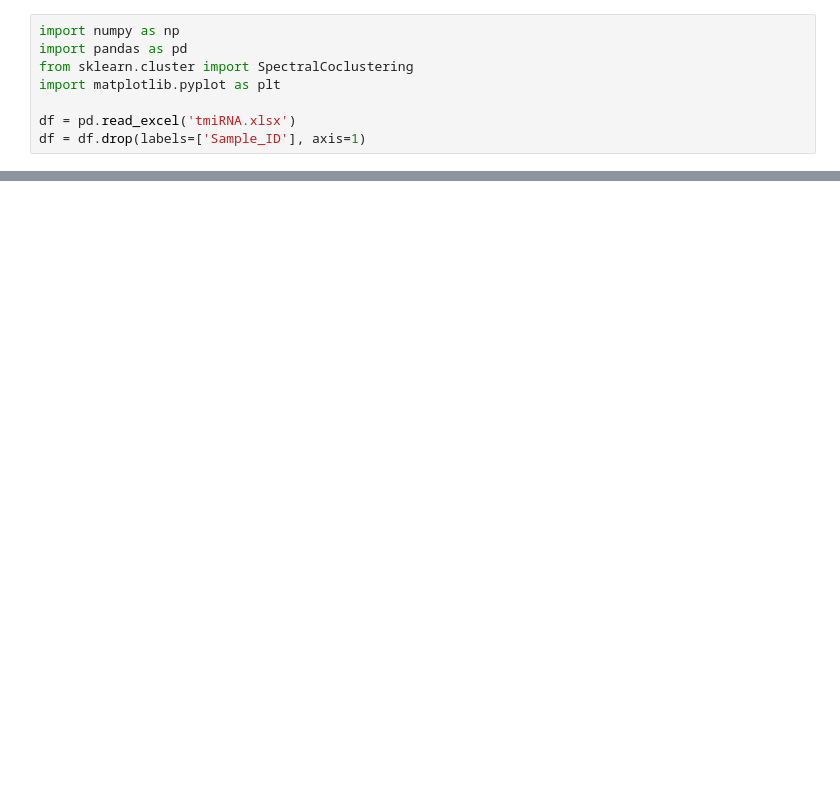
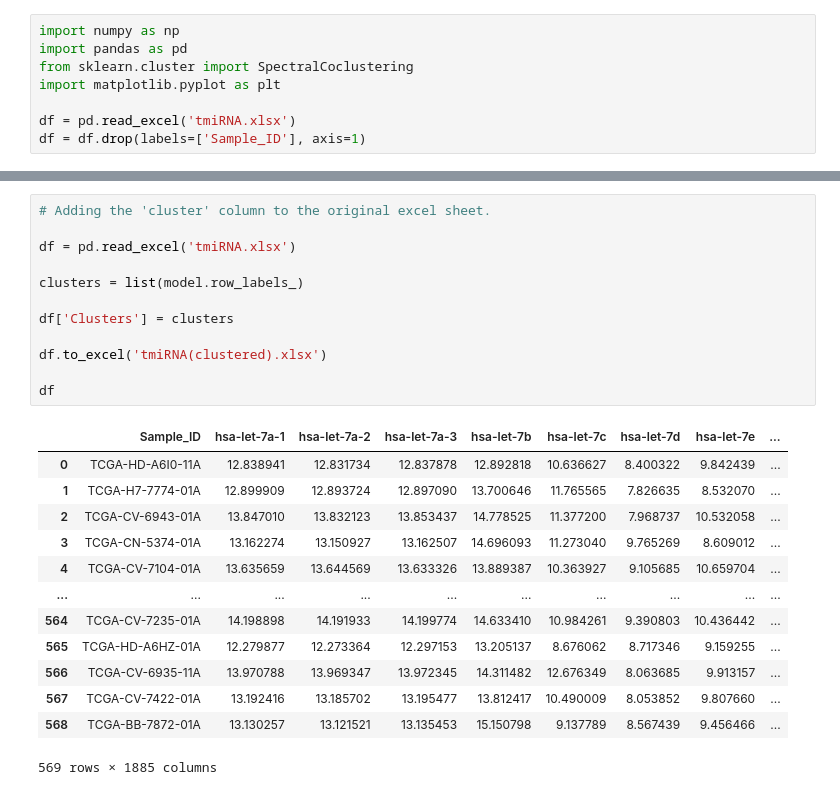
Before and after one commit to NehuenVill/MiRNA-Analysis, a Jupyter notebook: Analysis.ipynb, the cells around one changed output, grey strips where cells are left out. Cells and saved outputs as stored; diff of their text form; blank space fills up the shorter version.

Commit message:
Added the cluster where each patient belongs in a column on the new tmiRNA(clustered).xlsx file

```diff
--- a/Analysis.ipynb
+++ b/Analysis.ipynb
@@ -51,3 +43,29 @@ plt.matshow(fit_arr, cmap=plt.cm.Reds)
+# %%
+# Adding the 'cluster' column to the original excel sheet.
+
+df = pd.read_excel('tmiRNA.xlsx')
+
+clusters = list(model.row_labels_)
+
+df['Clusters'] = clusters
+
+df.to_excel('tmiRNA(clustered).xlsx')
+
+df
+# %% [output]
+|  | Sample_ID | hsa-let-7a-1 | hsa-let-7a-2 | hsa-let-7a-3 | hsa-let-7b | hsa-let-7c | hsa-let-7d | hsa-let-7e | ... |
+| 0 | TCGA-HD-A6I0-11A | 12.838941 | 12.831734 | 12.837878 | 12.892818 | 10.636627 | 8.400322 | 9.842439 | ... |
+| 1 | TCGA-H7-7774-01A | 12.899909 | 12.893724 | 12.897090 | 13.700646 | 11.765565 | 7.826635 | 8.532070 | ... |
+| 2 | TCGA-CV-6943-01A | 13.847010 | 13.832123 | 13.853437 | 14.778525 | 11.377200 | 7.968737 | 10.532058 | ... |
+| 3 | TCGA-CN-5374-01A | 13.162274 | 13.150927 | 13.162507 | 14.696093 | 11.273040 | 9.765269 | 8.609012 | ... |
+| 4 | TCGA-CV-7104-01A | 13.635659 | 13.644569 | 13.633326 | 13.889387 | 10.363927 | 9.105685 | 10.659704 | ... |
+| ... | ... | ... | ... | ... | ... | ... | ... | ... | ... |
+| 564 | TCGA-CV-7235-01A | 14.198898 | 14.191933 | 14.199774 | 14.633410 | 10.984261 | 9.390803 | 10.436442 | ... |
+| 565 | TCGA-HD-A6HZ-01A | 12.279877 | 12.273364 | 12.297153 | 13.205137 | 8.676062 | 8.717346 | 9.159255 | ... |
+| 566 | TCGA-CV-6935-11A | 13.970788 | 13.969347 | 13.972345 | 14.311482 | 12.676349 | 8.063685 | 9.913157 | ... |
+| 567 | TCGA-CV-7422-01A | 13.192416 | 13.185702 | 13.195477 | 13.812417 | 10.490009 | 8.053852 | 9.807660 | ... |
+| 568 | TCGA-BB-7872-01A | 13.130257 | 13.121521 | 13.135453 | 15.150798 | 9.137789 | 8.567439 | 9.456466 | ... |
+569 rows × 1885 columns
 # %%
 X = np.array([[1, 1], [2, 1], [1, 0],
               [4, 7], [3, 5], [3, 6]])
```
Also changed, not shown: parts of 2 cells of this notebook, 4 other files.
